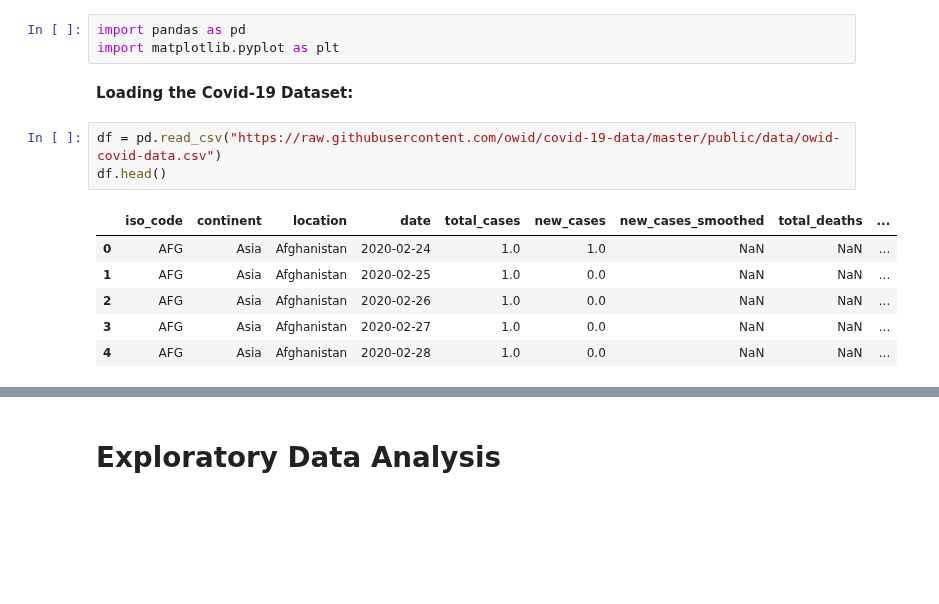
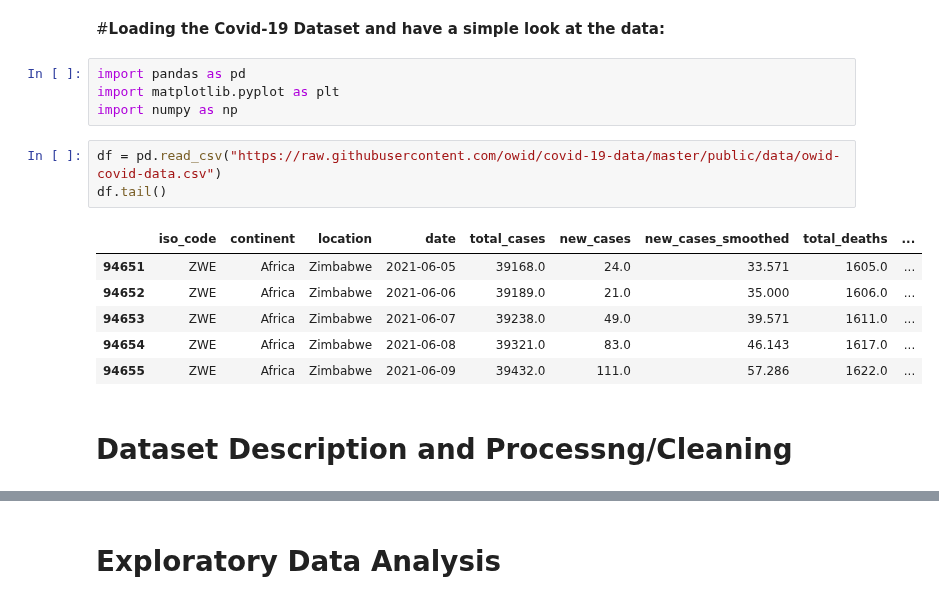
Before and after one commit to Codelerious/Covid19-Analytics, a Jupyter notebook: Covid_19Project.ipynb, the cells around one changed output, grey strips where cells are left out. Cells and saved outputs as stored; diff of their text form; blank space fills up the shorter version.

```diff
--- a/Covid_19Project.ipynb
+++ b/Covid_19Project.ipynb
@@ -1,18 +1,21 @@
 # %% [markdown]
 <a href="https://colab.research.google.com/github/kaikai23/Covid19-Group15-BigDataAnalytics/blob/main/Covid_19Project.ipynb" target="_parent"><img src="https://colab.research.google.com/assets/colab-badge.svg" alt="Open In Colab"/></a>
+# %% [markdown]
+#**Loading the Covid-19 Dataset and have a simple look at the data:**
 # %%
 import pandas as pd
 import matplotlib.pyplot as plt
+import numpy as np
-# %% [markdown]
-**Loading the Covid-19 Dataset:**
 # %%
 df = pd.read_csv("https://raw.githubusercontent.com/owid/covid-19-data/master/public/data/owid-covid-data.csv")
-df.head()
+df.tail()
 # %% [output]
 |  | iso_code | continent | location | date | total_cases | new_cases | new_cases_smoothed | total_deaths | ... |
-| 0 | AFG | Asia | Afghanistan | 2020-02-24 | 1.0 | 1.0 | NaN | NaN | ... |
-| 1 | AFG | Asia | Afghanistan | 2020-02-25 | 1.0 | 0.0 | NaN | NaN | ... |
-| 2 | AFG | Asia | Afghanistan | 2020-02-26 | 1.0 | 0.0 | NaN | NaN | ... |
-| 3 | AFG | Asia | Afghanistan | 2020-02-27 | 1.0 | 0.0 | NaN | NaN | ... |
-| 4 | AFG | Asia | Afghanistan | 2020-02-28 | 1.0 | 0.0 | NaN | NaN | ... |
+| 94651 | ZWE | Africa | Zimbabwe | 2021-06-05 | 39168.0 | 24.0 | 33.571 | 1605.0 | ... |
+| 94652 | ZWE | Africa | Zimbabwe | 2021-06-06 | 39189.0 | 21.0 | 35.000 | 1606.0 | ... |
+| 94653 | ZWE | Africa | Zimbabwe | 2021-06-07 | 39238.0 | 49.0 | 39.571 | 1611.0 | ... |
+| 94654 | ZWE | Africa | Zimbabwe | 2021-06-08 | 39321.0 | 83.0 | 46.143 | 1617.0 | ... |
+| 94655 | ZWE | Africa | Zimbabwe | 2021-06-09 | 39432.0 | 111.0 | 57.286 | 1622.0 | ... |
+# %% [markdown]
+# **Dataset Description and Processng/Cleaning**
 # %% [markdown]
```
Also changed, not shown: parts of 37 cells of this notebook.
